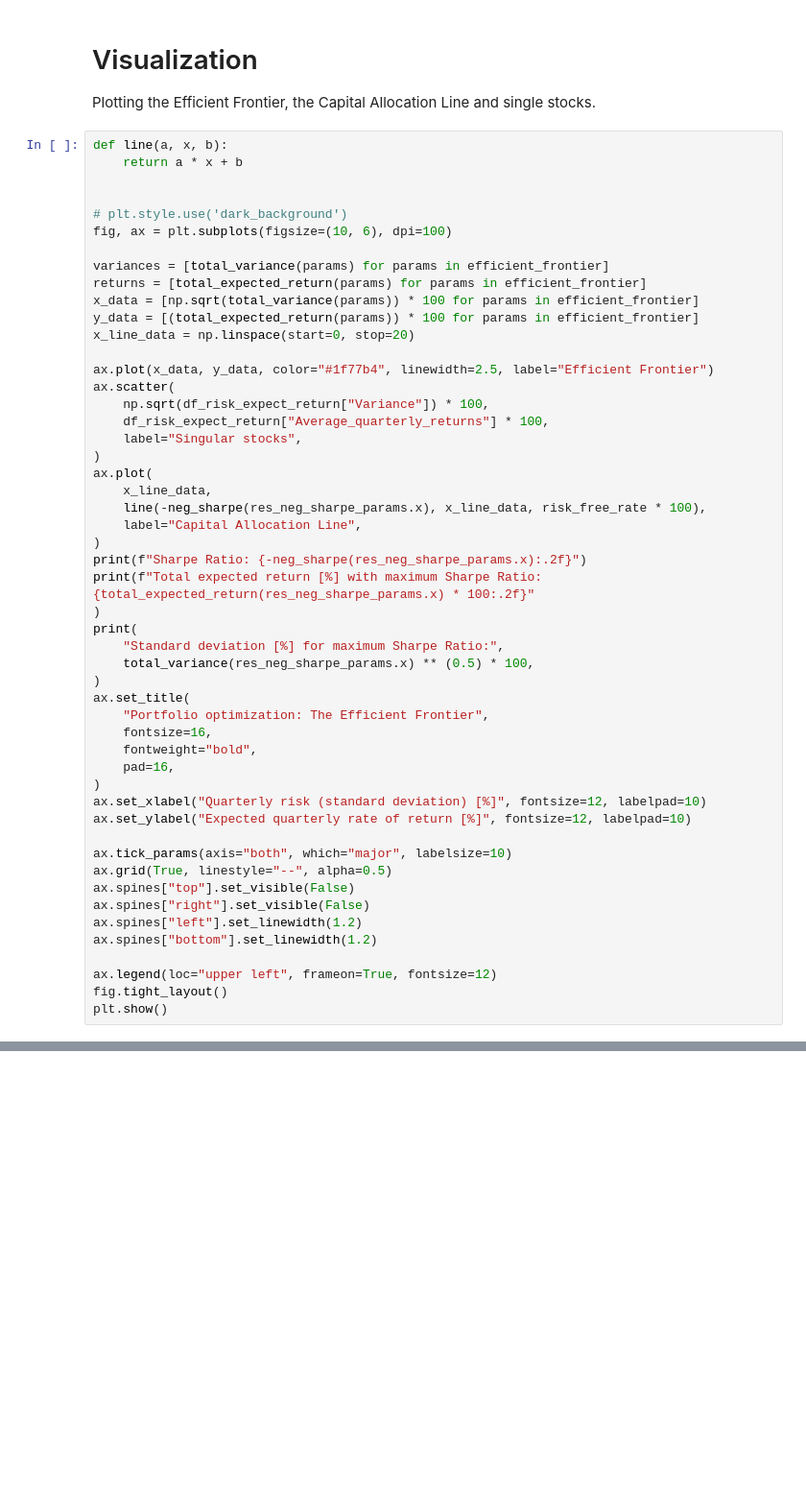
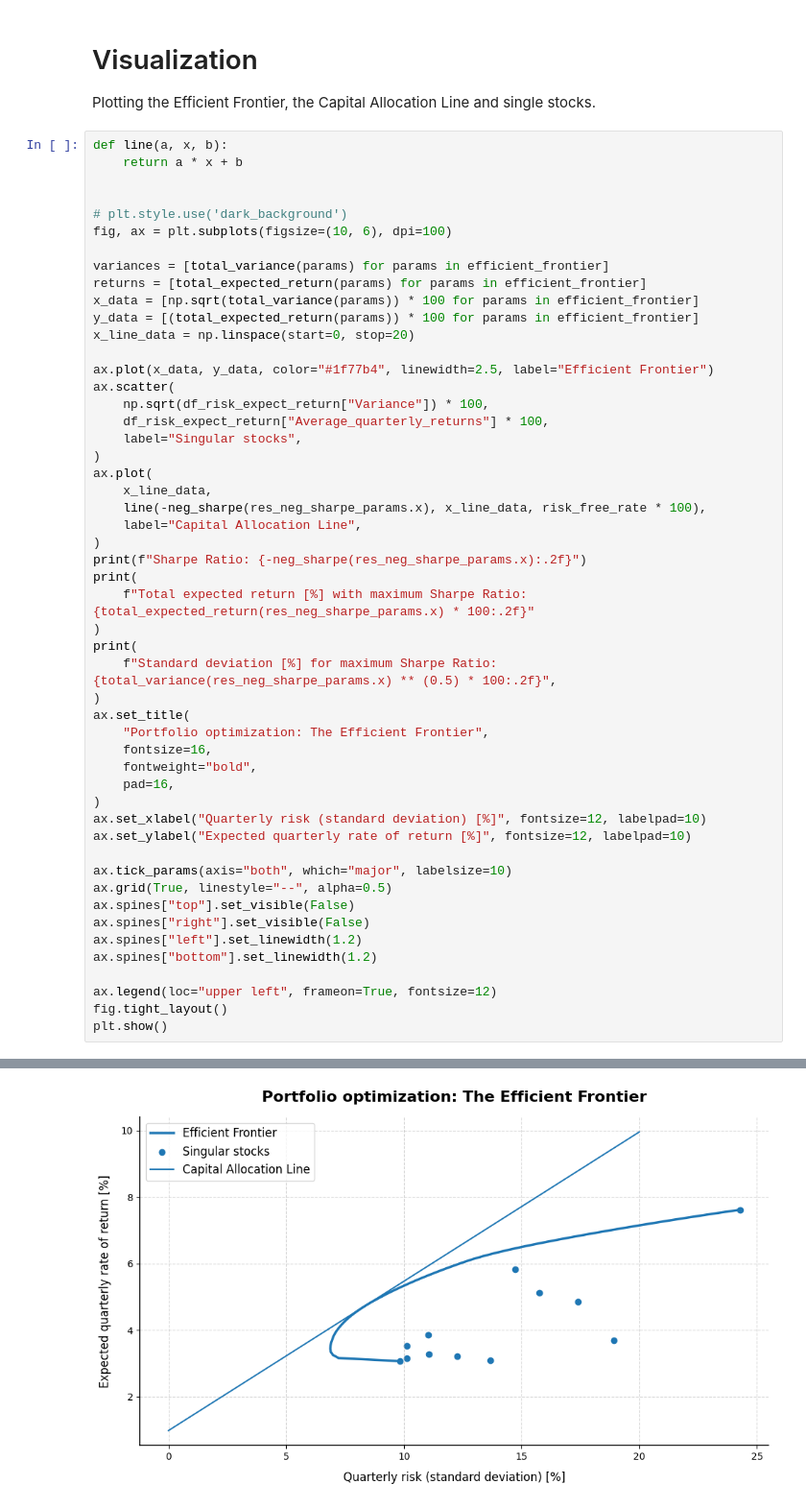
Before and after one commit to Dziobakk/PortfolioOptimization_MPT, a Jupyter notebook: MPTprojekt.ipynb, the cells around one changed output, grey strips where cells are left out. Shown at 96% size. Drawn from its saved outputs; the diff is of its cells as text; blank space fills up the shorter version.

```diff
--- a/MPTprojekt.ipynb
+++ b/MPTprojekt.ipynb
@@ -168,11 +168,11 @@ ax.plot(
     label="Capital Allocation Line",
 )
 print(f"Sharpe Ratio: {-neg_sharpe(res_neg_sharpe_params.x):.2f}")
-print(f"Total expected return [%] with maximum Sharpe Ratio: {total_expected_return(res_neg_sharpe_params.x) * 100:.2f}"
+print(
+    f"Total expected return [%] with maximum Sharpe Ratio: {total_expected_return(res_neg_sharpe_params.x) * 100:.2f}"
 )
 print(
-    "Standard deviation [%] for maximum Sharpe Ratio:",
-    total_variance(res_neg_sharpe_params.x) ** (0.5) * 100,
+    f"Standard deviation [%] for maximum Sharpe Ratio: {total_variance(res_neg_sharpe_params.x) ** (0.5) * 100:.2f}",
 )
 ax.set_title(
     "Portfolio optimization: The Efficient Frontier",
@@ -197,0 +200 @@ SyntaxError: unterminated f-string literal (detected at line 27) (2099766872.py,
+[figure, added]
```
Also changed, not shown: parts of 1 cell of this notebook.
